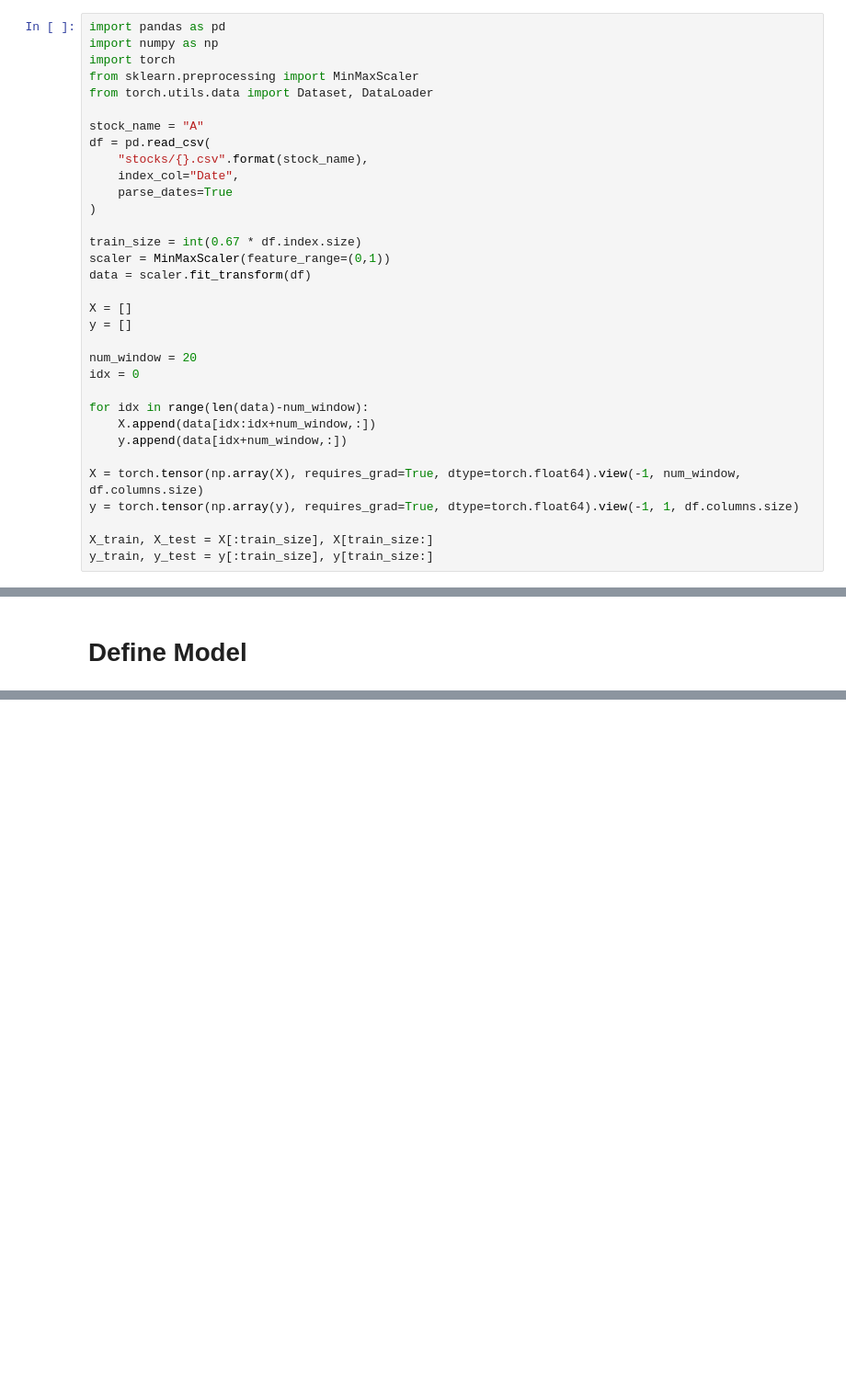
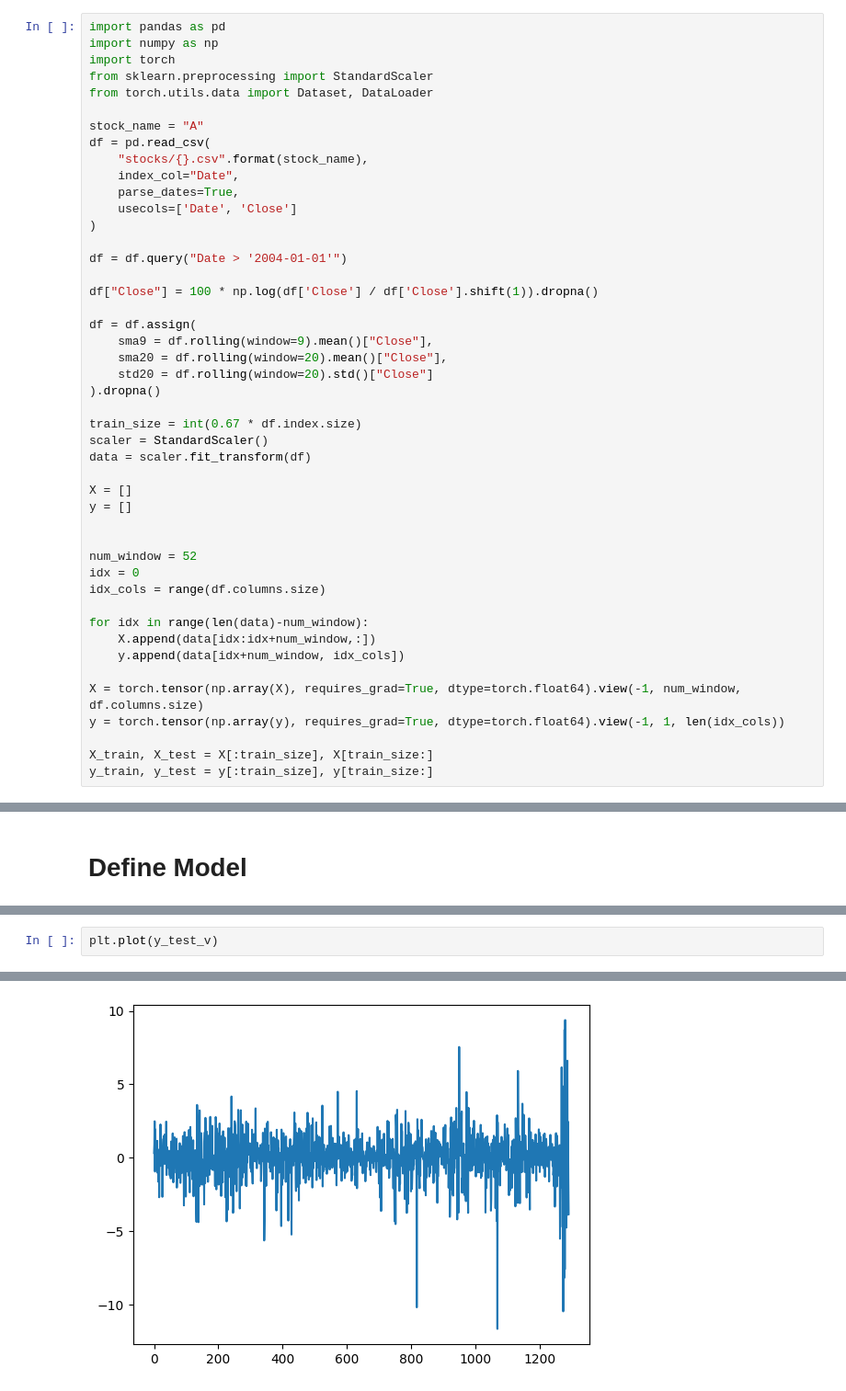
Before and after one commit to vitorwashiya/Pytorch-Finance, a Jupyter notebook: pytorch-finance.ipynb, the cells around one changed output, grey strips where cells are left out. Shown at 92% size. Cells and saved outputs as stored; diff of their text form; blank space fills up the shorter version.

```diff
--- a/pytorch-finance.ipynb
+++ b/pytorch-finance.ipynb
@@ -4,32 +4,45 @@
 import pandas as pd
 import numpy as np
 import torch
-from sklearn.preprocessing import MinMaxScaler
+from sklearn.preprocessing import StandardScaler
 from torch.utils.data import Dataset, DataLoader
 
 stock_name = "A"
 df = pd.read_csv(
     "stocks/{}.csv".format(stock_name),
     index_col="Date",
-    parse_dates=True
+    parse_dates=True,
+    usecols=['Date', 'Close']
 )
 
+df = df.query("Date > '2004-01-01'")
+
+df["Close"] = 100 * np.log(df['Close'] / df['Close'].shift(1)).dropna()
+
+df = df.assign(
+    sma9 = df.rolling(window=9).mean()["Close"],
+    sma20 = df.rolling(window=20).mean()["Close"],
+    std20 = df.rolling(window=20).std()["Close"]
+).dropna()
+
 train_size = int(0.67 * df.index.size)
-scaler = MinMaxScaler(feature_range=(0,1))
+scaler = StandardScaler()
 data = scaler.fit_transform(df)
 
 X = []
 y = []
 
-num_window = 20
+
+num_window = 52
 idx = 0
+idx_cols = range(df.columns.size)
 
 for idx in range(len(data)-num_window):
     X.append(data[idx:idx+num_window,:])
-    y.append(data[idx+num_window,:])
+    y.append(data[idx+num_window, idx_cols])
 
 X = torch.tensor(np.array(X), requires_grad=True, dtype=torch.float64).view(-1, num_window, df.columns.size)
-y = torch.tensor(np.array(y), requires_grad=True, dtype=torch.float64).view(-1, 1, df.columns.size)
+y = torch.tensor(np.array(y), requires_grad=True, dtype=torch.float64).view(-1, 1, len(idx_cols))
 
 X_train, X_test = X[:train_size], X[train_size:]
 y_train, y_test = y[:train_size], y[train_size:]
@@ -137,0 +216,3 @@ import matplotlib.pyplot as plt
+# %%
+plt.plot(y_test_v)
+# %% [output]
@@ -137,0 +220 @@ import matplotlib.pyplot as plt
+[figure, added]
```
Also changed, not shown: parts of 23 cells of this notebook, 1 other file.
